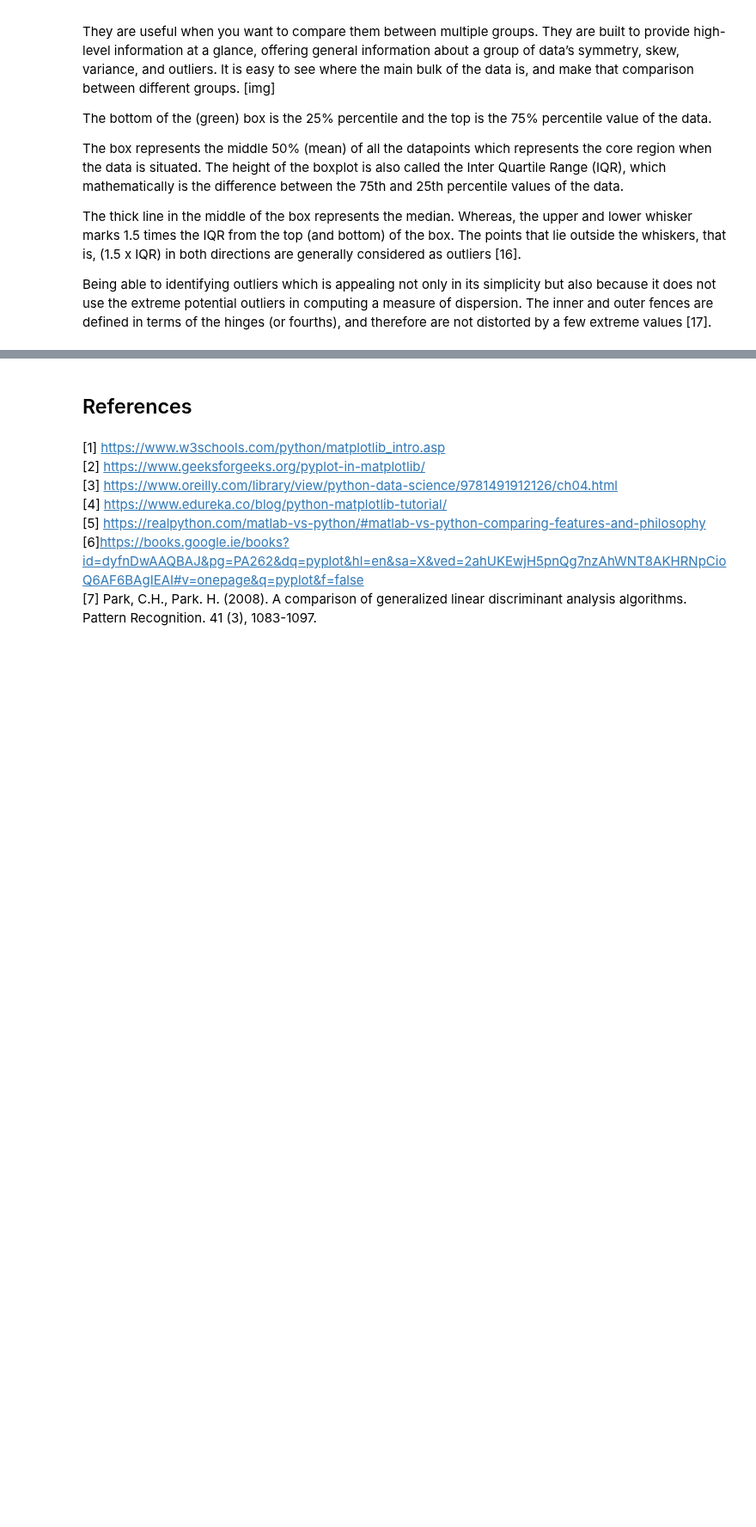
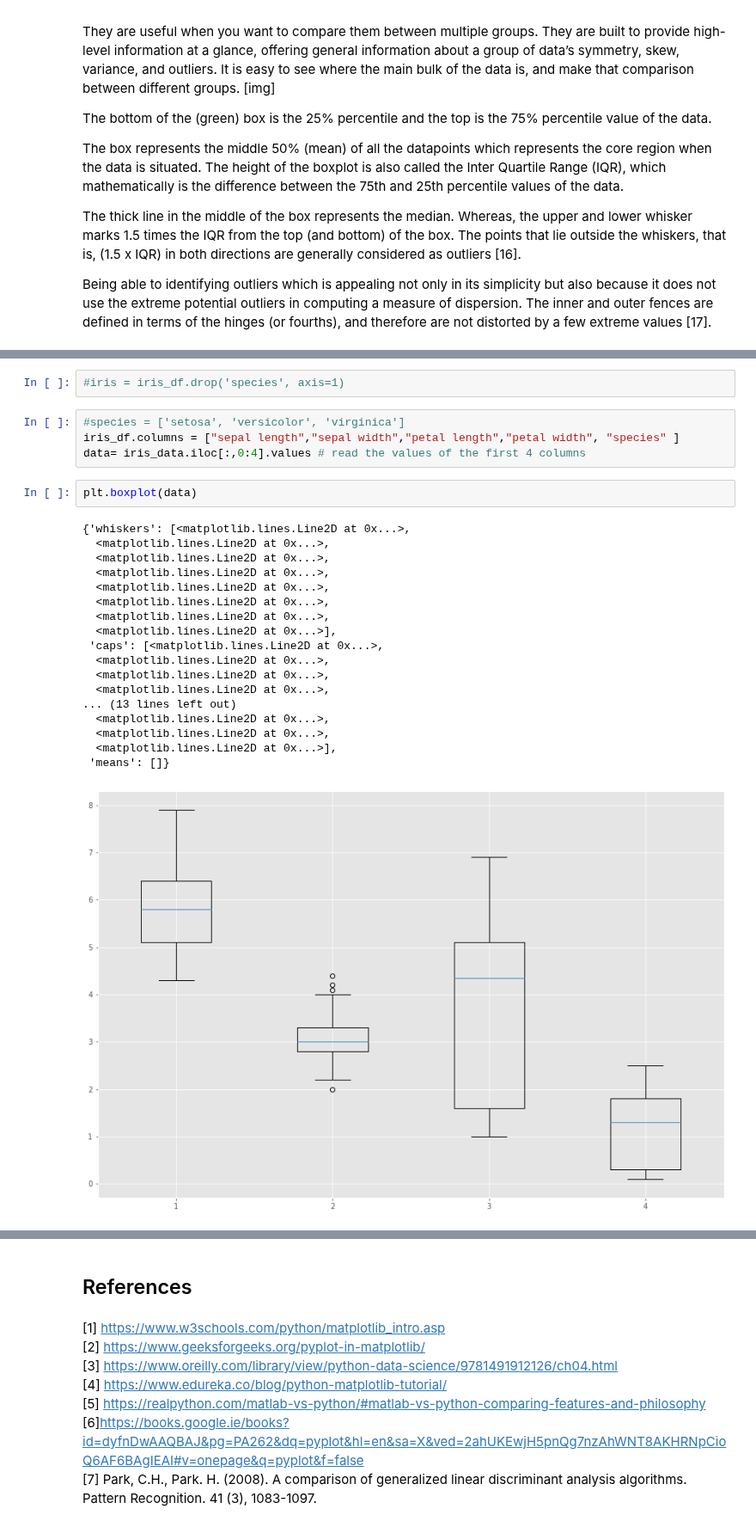
Before and after one commit to kmcd14/FofData-assessment, a Jupyter notebook: pyplot.ipynb, the cells around one changed output, grey strips where cells are left out. Shown at 86% size. Cells and saved outputs as stored; diff of their text form; blank space fills up the shorter version.

```diff
--- a/pyplot.ipynb
+++ b/pyplot.ipynb
@@ -556,0 +602,27 @@ Being able to identifying outliers which is appealing not only in its simplicity
+# %%
+#iris = iris_df.drop('species', axis=1)
+# %%
+#species = ['setosa', 'versicolor', 'virginica']
+iris_df.columns = ["sepal length","sepal width","petal length","petal width", "species" ]
+data= iris_data.iloc[:,0:4].values # read the values of the first 4 columns
+# %%
+plt.boxplot(data)
+# %% [output]
+{'whiskers': [<matplotlib.lines.Line2D at 0x...>,
+  <matplotlib.lines.Line2D at 0x...>,
+  <matplotlib.lines.Line2D at 0x...>,
+  <matplotlib.lines.Line2D at 0x...>,
+  <matplotlib.lines.Line2D at 0x...>,
+  <matplotlib.lines.Line2D at 0x...>,
+  <matplotlib.lines.Line2D at 0x...>,
+  <matplotlib.lines.Line2D at 0x...>],
+ 'caps': [<matplotlib.lines.Line2D at 0x...>,
+  <matplotlib.lines.Line2D at 0x...>,
+  <matplotlib.lines.Line2D at 0x...>,
+  <matplotlib.lines.Line2D at 0x...>,
+... (13 lines left out)
+  <matplotlib.lines.Line2D at 0x...>,
+  <matplotlib.lines.Line2D at 0x...>,
+  <matplotlib.lines.Line2D at 0x...>],
+ 'means': []}
+[figure, added]
```
Also changed, not shown: parts of 11 cells of this notebook.
